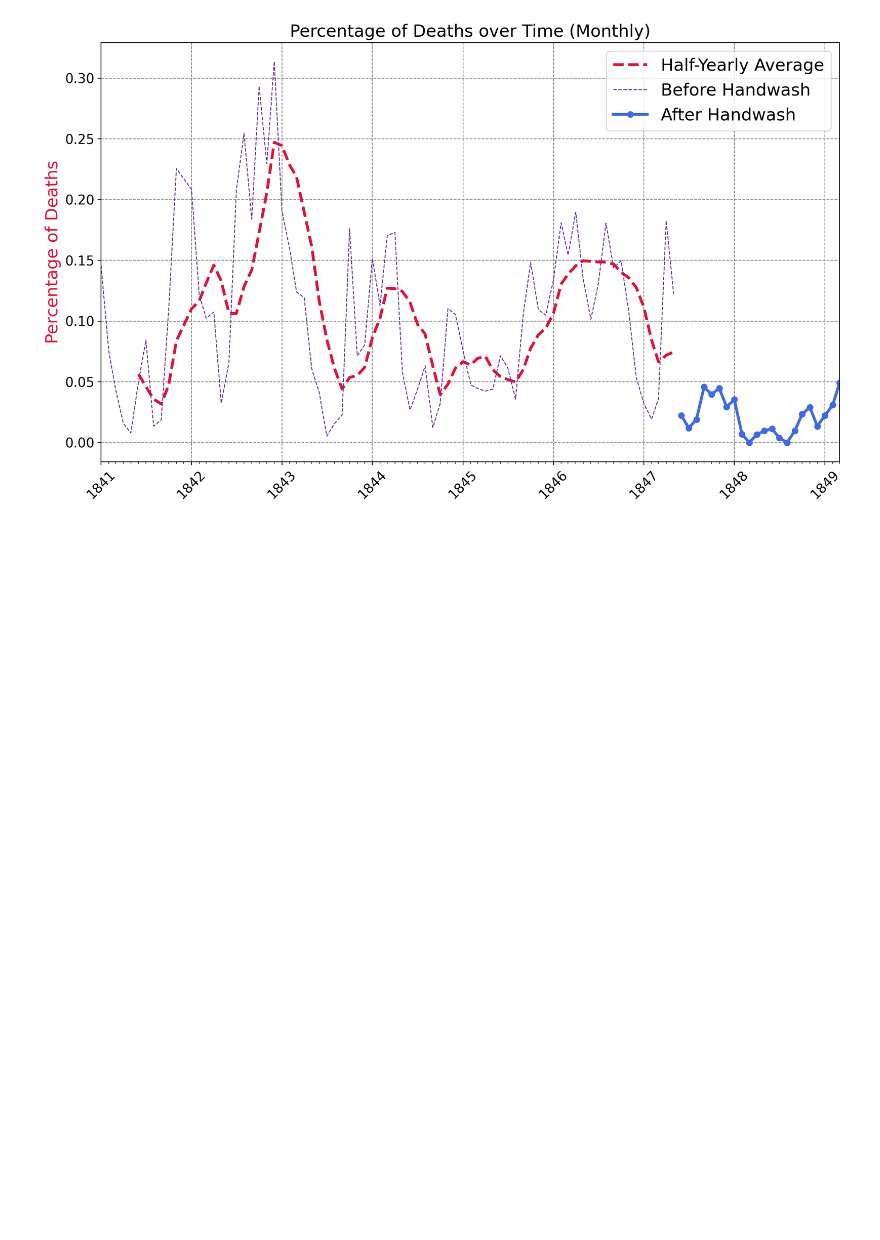
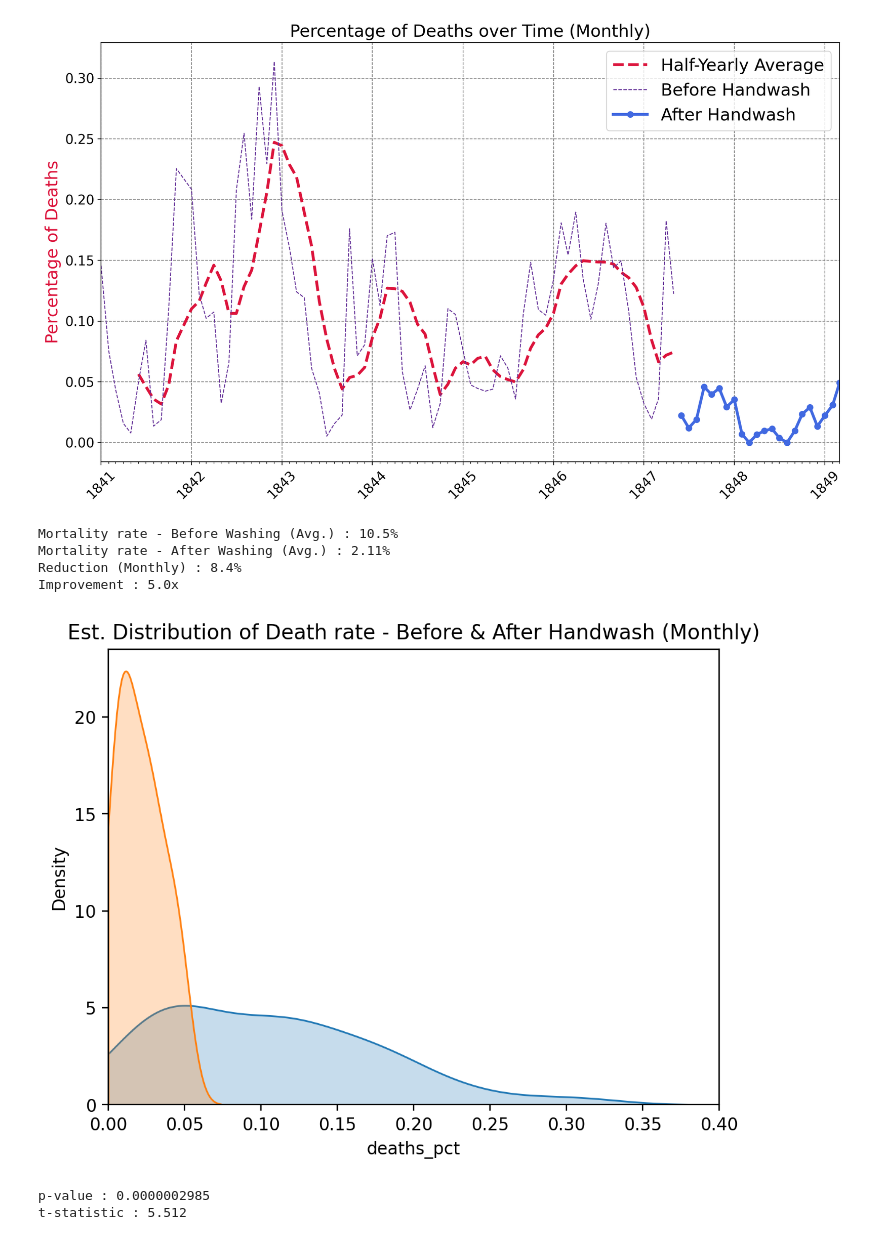
Before and after one commit to arindambala/Python, a Jupyter notebook: Udemy/Projects/ZeroInit/main.ipynb, the cells around one changed output. Saved outputs shown, nothing was run; the diff lists cells and outputs as text; code cells hidden in the pictures; blank space fills up the shorter version.

```diff
--- a/Udemy/Projects/ZeroInit/main.ipynb
+++ b/Udemy/Projects/ZeroInit/main.ipynb
@@ -205,3 +205,20 @@ plt.legend(handles = [ma_line, bw_line, aw_line], fontsize = 18)
 plt.show()
 # %% [output]
 [figure]
+# %%
+before_wash_mortality = before_wash.deaths_pct.mean() * 100
+after_wash_mortality = after_wash.deaths_pct.mean() * 100
+
+print(f'Mortality rate - Before Washing (Avg.) : {before_wash_mortality:.3}%')
+print(f'Mortality rate - After Washing (Avg.) : {after_wash_mortality:.3}%')
+
+mean_diff = before_wash_mortality - after_wash_mortality
+improvement = before_wash_mortality / after_wash_mortality
+
+print(f'Reduction (Monthly) : {mean_diff:.3}%')
+print(f'Improvement : {improvement:.2}x')
+# %% [output]
+Mortality rate - Before Washing (Avg.) : 10.5%
+Mortality rate - After Washing (Avg.) : 2.11%
+Reduction (Monthly) : 8.4%
+Improvement : 5.0x
@@ -207,0 +239,23 @@ plt.show()
+# %%
+plt.figure(dpi = 200)
+
+sns.kdeplot(before_wash.deaths_pct, fill = True, clip = (0, 1))
+sns.kdeplot(after_wash.deaths_pct, fill = True, clip = (0, 1))
+
+plt.xlim(0, 0.40)
+
+plt.title('Est. Distribution of Death rate - Before & After Handwash (Monthly)')
+
+plt.show()
+# %% [output]
+[figure, added]
+# %%
+import scipy.stats as stats
+
+t_stat, p_value = stats.ttest_ind(a = before_wash.deaths_pct, b = after_wash.deaths_pct)
+
+print(f'p-value : {p_value:.10f}')
+print(f't-statistic : {t_stat:.4}')
+# %% [output]
+p-value : 0.0000002985
+t-statistic : 5.512
```
Also changed, not shown: parts of 2 cells of this notebook.
